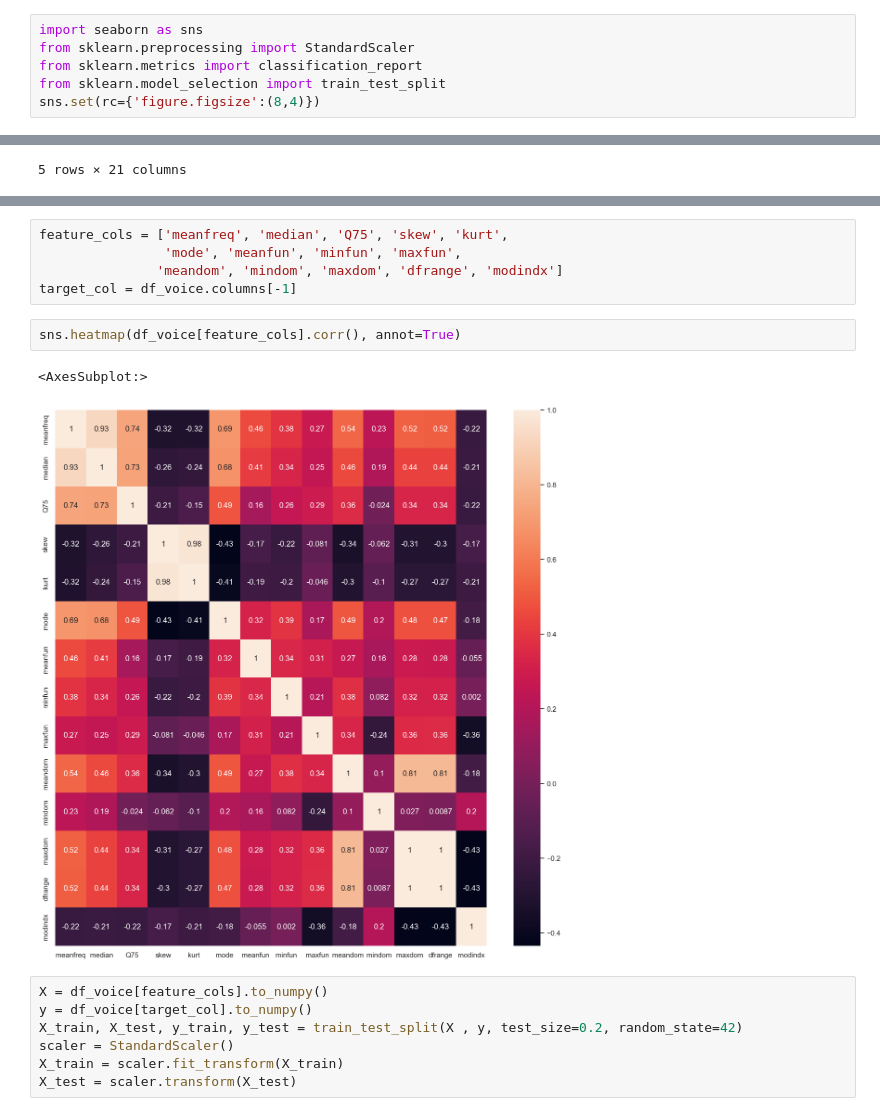
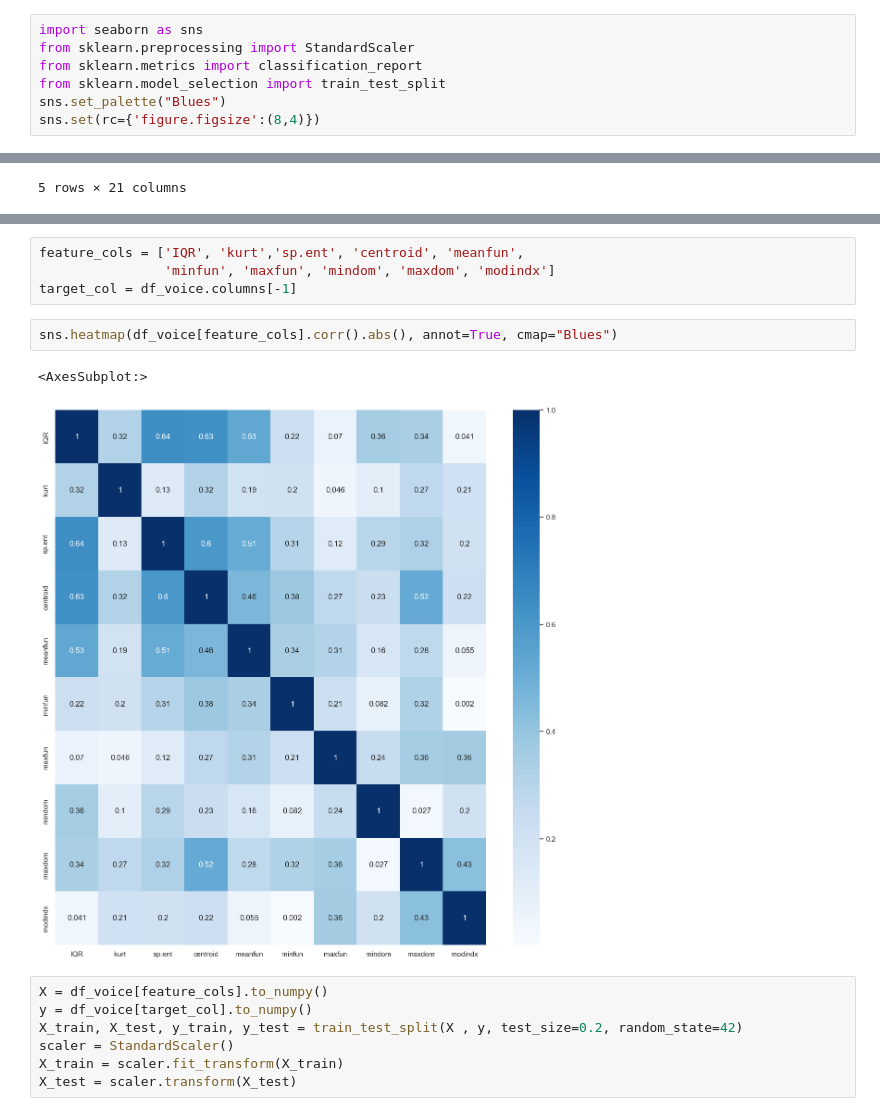
Before and after one commit to MGSDS/Itmo-ML, a Jupyter notebook: Lab 6/test 6.1 neuron logloss.ipynb, the cells around one changed output, grey strips where cells are left out. Drawn from its saved outputs; the diff is of its cells as text.

```diff
--- a/Lab 6/test 6.1 neuron logloss.ipynb
+++ b/Lab 6/test 6.1 neuron logloss.ipynb
@@ -175,6 +175,7 @@ import seaborn as sns
 from sklearn.preprocessing import StandardScaler
 from sklearn.metrics import classification_report
 from sklearn.model_selection import train_test_split
+sns.set_palette("Blues")
 sns.set(rc={'figure.figsize':(8,4)})
 # %%
 df = pd.read_csv('apples_pears.csv')
@@ -278,13 +286,12 @@ sns.heatmap(df_voice.corr(), annot=True)
 # %%
-feature_cols = ['meanfreq', 'median', 'Q75', 'skew', 'kurt',
-                'mode', 'meanfun', 'minfun', 'maxfun',
-               'meandom', 'mindom', 'maxdom', 'dfrange', 'modindx']
+feature_cols = ['IQR', 'kurt','sp.ent', 'centroid', 'meanfun',
+                'minfun', 'maxfun', 'mindom', 'maxdom', 'modindx']
 target_col = df_voice.columns[-1]
 # %%
-sns.heatmap(df_voice[feature_cols].corr(), annot=True)
+sns.heatmap(df_voice[feature_cols].corr().abs(), annot=True, cmap="Blues")
 # %% [output]
 <AxesSubplot:>
-[figure, old version]
+[figure, new version]
 # %%
 X = df_voice[feature_cols].to_numpy()
 y = df_voice[target_col].to_numpy()
```
Also changed, not shown: parts of 3 cells of this notebook, 1 other file.
